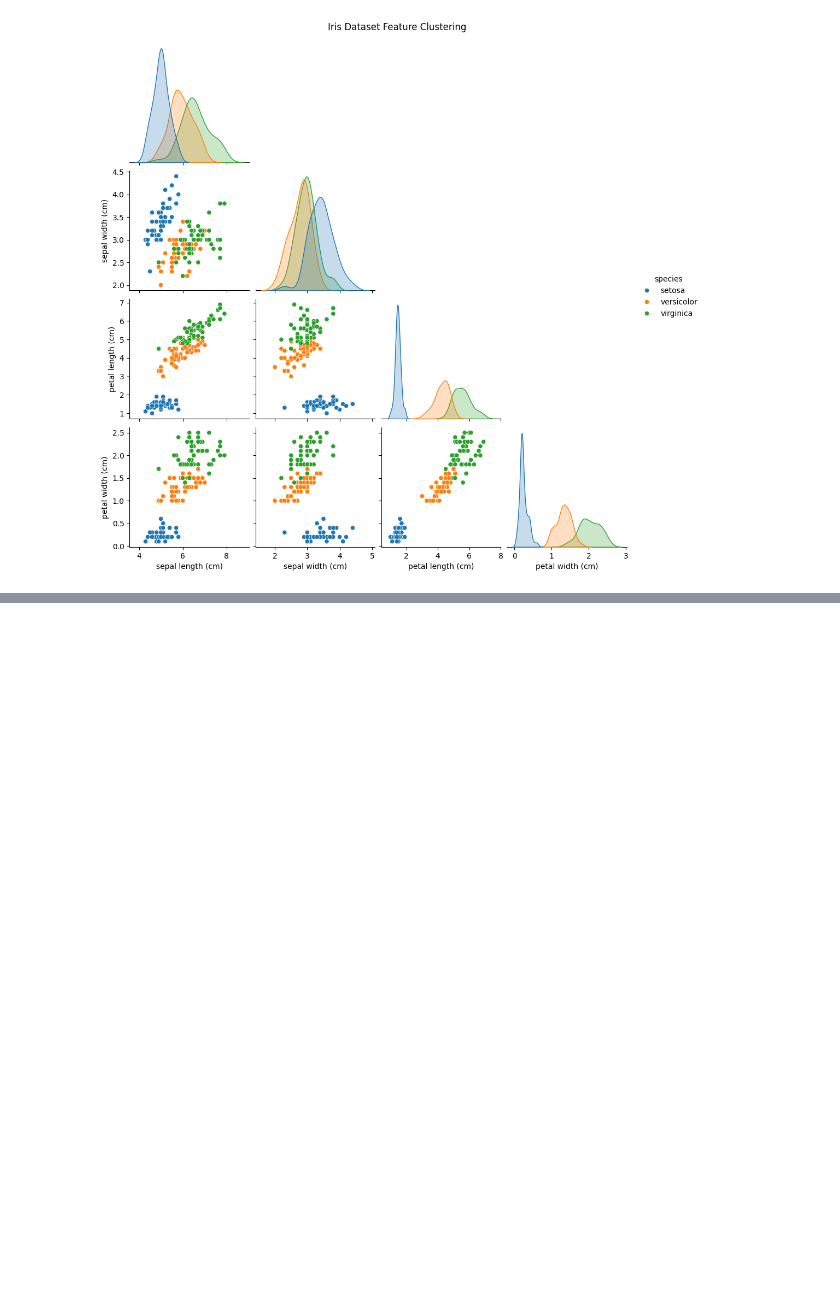
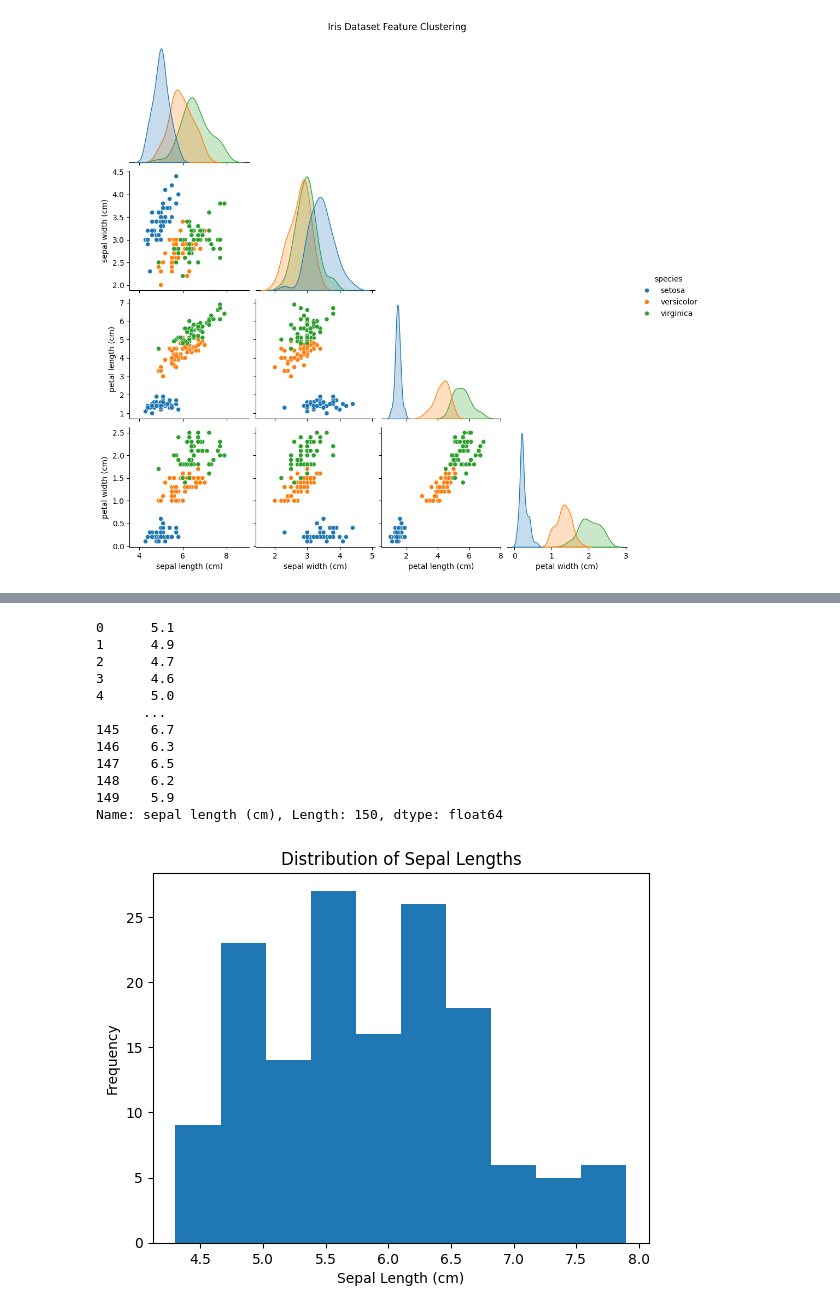
Before and after one commit to nitish9801/colab, a Jupyter notebook: Classification.ipynb, the cells around one changed output, grey strips where cells are left out. Saved outputs shown, nothing was run; the diff lists cells and outputs as text; code cells hidden in the pictures; blank space fills up the shorter version.

```diff
--- a/Classification.ipynb
+++ b/Classification.ipynb
@@ -140,0 +157,28 @@ plt.show()
+# %%
+# prompt: Using dataframe df: need to print sepal length feature of dataset and plot the graph for it
+
+import matplotlib.pyplot as plt
+
+# Print the sepal length column
+print(df['sepal length (cm)'])
+
+# Plot a histogram of the sepal length
+plt.hist(df['sepal length (cm)'])
+plt.xlabel('Sepal Length (cm)')
+plt.ylabel('Frequency')
+plt.title('Distribution of Sepal Lengths')
+plt.show()
+# %% [output]
+0      5.1
+1      4.9
+2      4.7
+3      4.6
+4      5.0
+      ...
+145    6.7
+146    6.3
+147    6.5
+148    6.2
+149    5.9
+Name: sepal length (cm), Length: 150, dtype: float64
+[figure, added]
```
Also changed, not shown: parts of 2 cells of this notebook.
